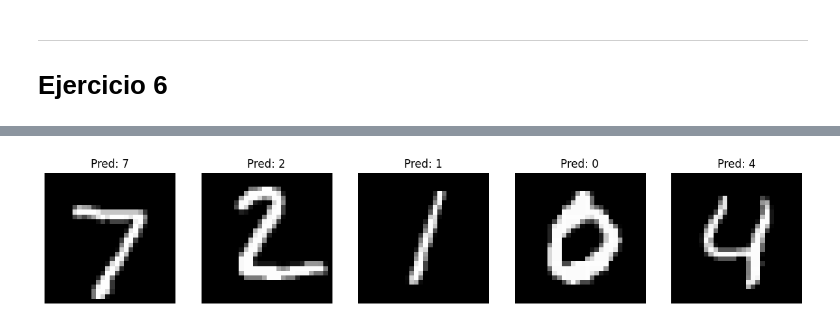
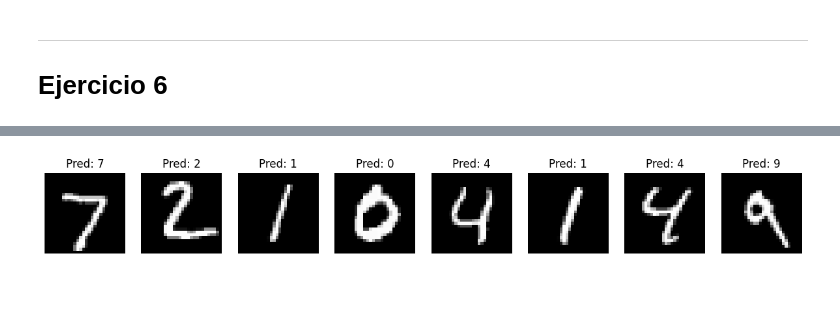
Before and after one commit to Milidoni0cris/Redes-Neuronales, a Jupyter notebook: TP2/TP2.ipynb, the cells around one changed output, grey strips where cells are left out. Cells and saved outputs as stored; diff of their text form; code cells hidden in the pictures; blank space fills up the shorter version.

```diff
--- a/TP2/TP2.ipynb
+++ b/TP2/TP2.ipynb
@@ -938,23 +860,35 @@ import numpy as np
 # Definición de la CNN mínima
 class SimpleCNN(nn.Module):
     def __init__(self):
-        super().__init__()
-        self.conv1 = nn.Conv2d(1, 8, kernel_size=3, stride=1, padding=1)  # Entrada: 1 canal, Salida: 8 filtros
-        self.pool = nn.MaxPool2d(kernel_size=2, stride=2)                 # Reducción de tamaño
-        self.fc1 = nn.Linear(8 * 14 * 14, 64)                            # Conexión densa
-        self.fc2 = nn.Linear(64, 10)                                     # Salida de 10 clases
+        super(SimpleCNN, self).__init__()
+        self.conv1 = nn.Conv2d(in_channels=1, out_channels=2, kernel_size=3, stride=1, padding=1)
+        self.pool = nn.MaxPool2d(kernel_size=2, stride=2)
+        self.conv2 = nn.Conv2d(in_channels=2, out_channels=3, kernel_size=7)
+        self.fc1 = nn.Linear(12, 10)  # Cambiamos las neuronas de entrada a 12 después del pooling adicional.
 
     def forward(self, x):
+        # Primera capa convolucional + activación ReLU + MaxPooling
         x = self.pool(F.relu(self.conv1(x)))
-        x = torch.flatten(x, 1)  # Aplanar para la capa densa
-        x = F.relu(self.fc1(x))
-        x = self.fc2(x)          # Sin softmax, porque CrossEntropyLoss lo incluye
+
+        # Segunda capa convolucional + activación ReLU + MaxPooling
+        x = self.pool(F.relu(self.conv2(x)))
+
+        # Tercer MaxPooling
+        x = self.pool(x)
+
+        # Aplanar las dimensiones para la capa completamente conectada
+        x = torch.flatten(x, 1)
+
+        # Capa completamente conectada
+        x = self.fc1(x)
+
         return x
+
 
 # Hiperparámetros
 batch_size = 32
-learning_rate = 0.001
-n_epochs = 100
+learning_rate = 0.01
+n_epochs = 7
 
 # Datos (usa tus archivos .pt del MNIST proporcionados por el profe)
 training_data = torch.load('MNIST_training_data.pt',weights_only=False).to(torch.float32)
@@ -992,7 +926,7 @@ for epoch in range(n_epochs):
 model.eval()
 correct = 0
 total = 0
-fig, axes = plt.subplots(1, 5, figsize=(15, 5))  # Gráfico para mostrar 5 imágene
+fig, axes = plt.subplots(1, 8, figsize=(15, 5))  # Gráfico para mostrar 5 imágene
 with torch.no_grad():
     for i in range(0, len(test_data), batch_size):
         x_batch = test_data[i:i+batch_size]
@@ -1005,7 +939,7 @@ with torch.no_grad():
 
         # Visualizar 5 imágenes y sus salidas
         if i == 0:  # Mostrar solo las primeras 5 imágenes del primer batch
-            for j in range(5):
+            for j in range(8):
                 ax = axes[j]
                 ax.imshow(x_batch[j].squeeze(), cmap='gray')
                 ax.set_title(f'Pred: {predicted[j].item()}')
@@ -1034 +959 @@ Precisión en el conjunto de prueba: 98.35%
-[figure, old version]
+[figure, new version]
```
Also changed, not shown: parts of 18 cells of this notebook, 22 other files.
